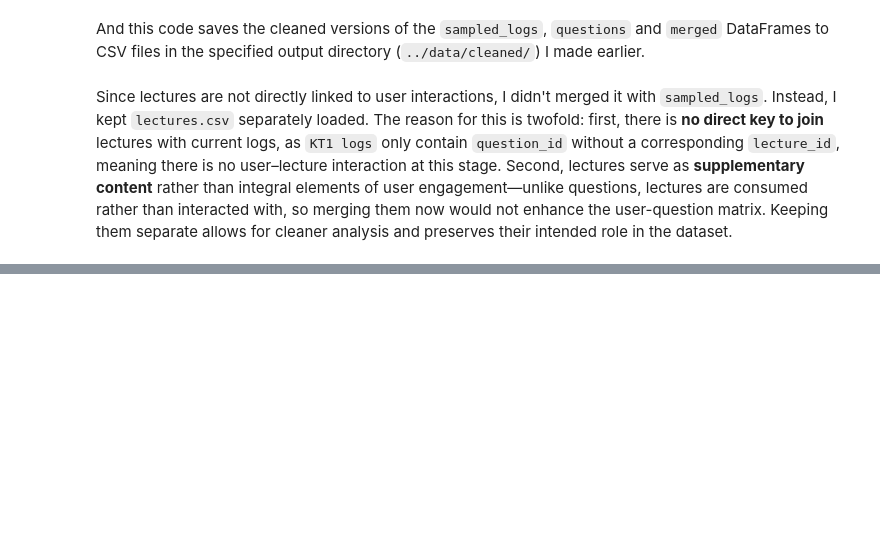
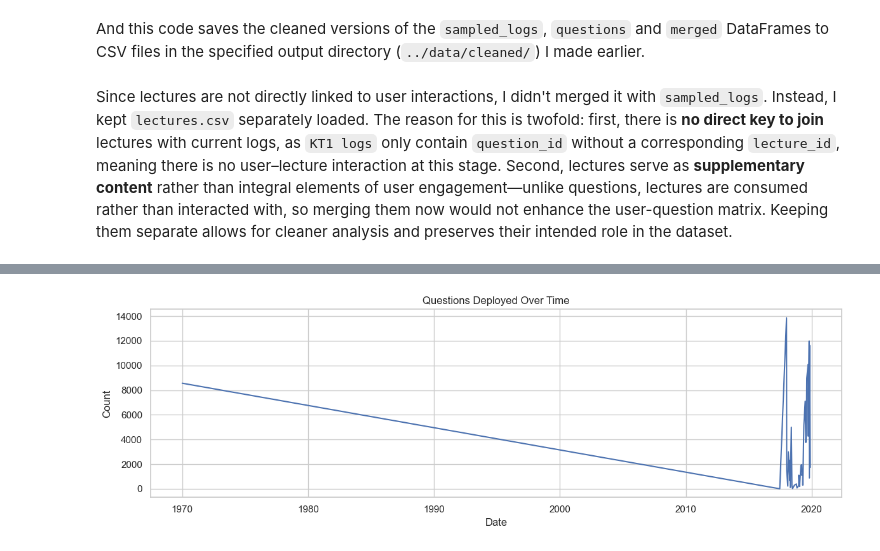
Before and after one commit to maryamzaman30/Data-Driven-Personalized-Educational-Content-Recommendation-System, a Jupyter notebook: notebooks/01_eda.ipynb, the cells around one changed output, grey strips where cells are left out. Drawn from its saved outputs; the diff is of its cells as text; code cells hidden in the pictures; blank space fills up the shorter version.

```diff
--- a/notebooks/01_eda.ipynb
+++ b/notebooks/01_eda.ipynb
@@ -487,0 +593,10 @@ The above is how the merged dataset looks like
+# %%
+plt.figure(figsize=(12, 4))
+merged['deployed_at'].dt.date.value_counts().sort_index().plot()
+plt.title("Questions Deployed Over Time")
+plt.ylabel("Count")
+plt.xlabel("Date")
+plt.tight_layout()
+plt.show()
+# %% [output]
+[figure, added]
```
Also changed, not shown: parts of 23 cells of this notebook, 1 other file.
